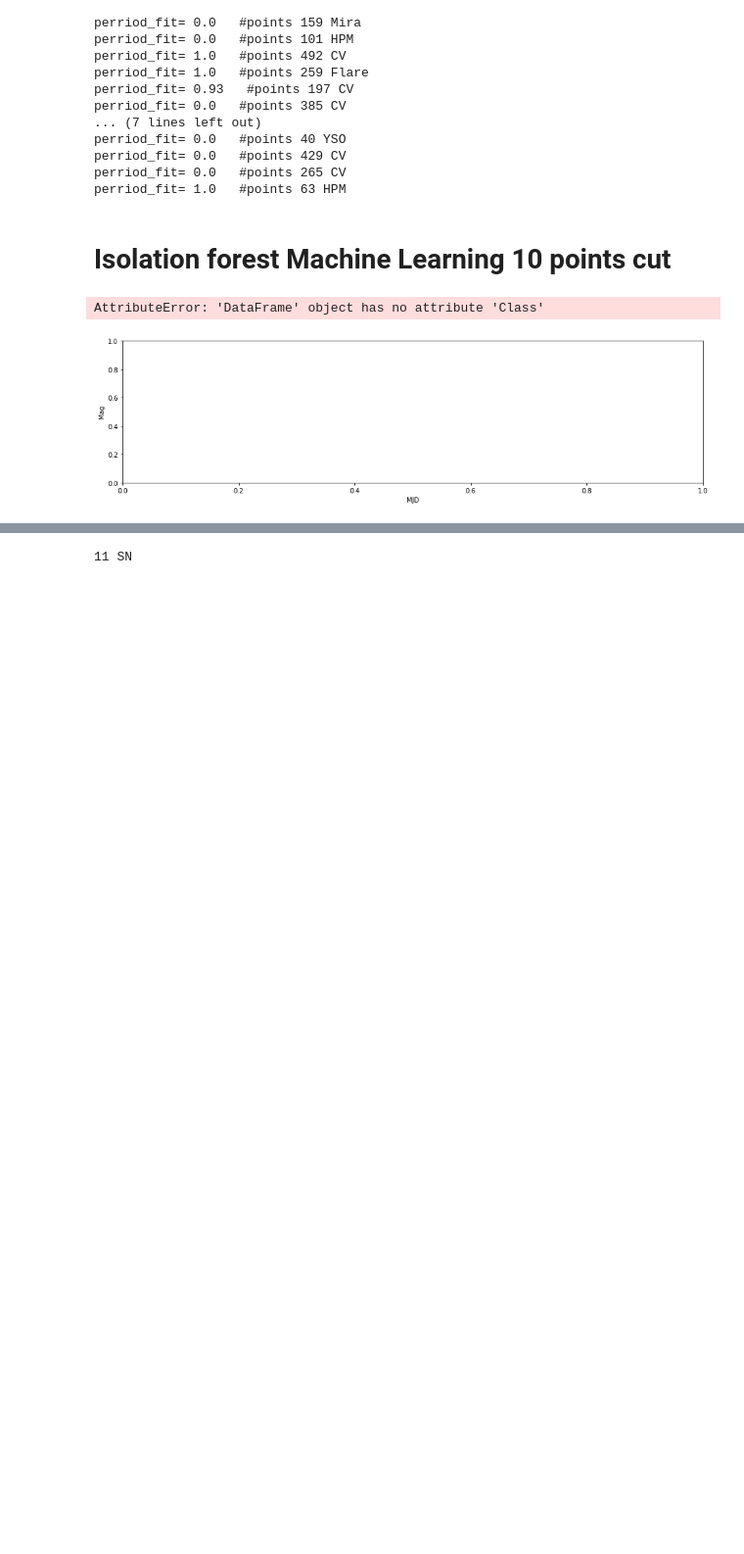
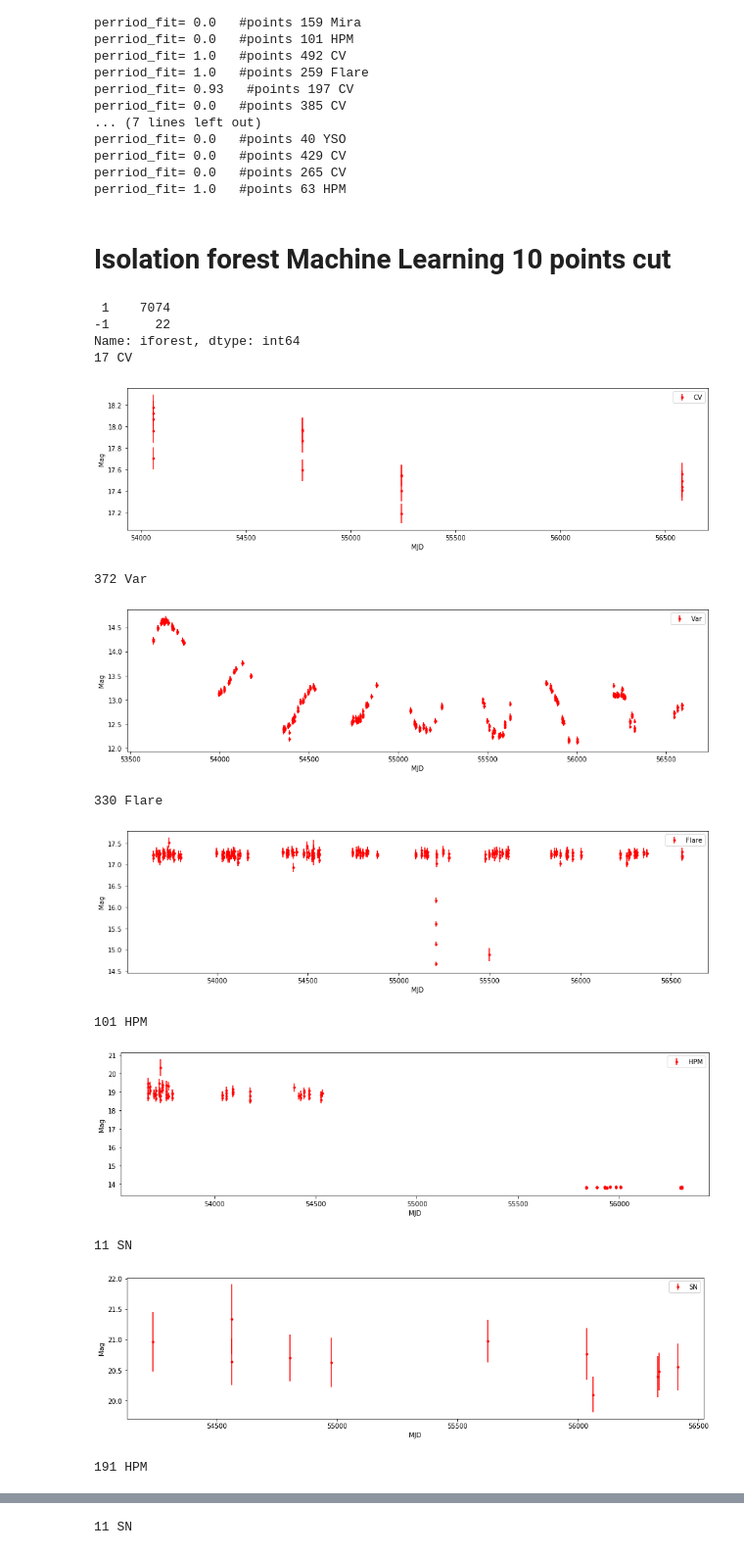
Before and after one commit to malema-ramonyai/CodeAndNotebooks, a Jupyter notebook: Machine_learning_on_CRTS.ipynb, the cells around one changed output, grey strips where cells are left out. Shown at 98% size. Drawn from its saved outputs; the diff is of its cells as text; code cells hidden in the pictures; blank space fills up the shorter version.

```diff
--- a/Machine_learning_on_CRTS.ipynb
+++ b/Machine_learning_on_CRTS.ipynb
@@ -239,29 +239,41 @@ X = imputer.transform(X)
 # print(X)
 # %%
 # Defining the model
-model=IsolationForest(n_estimators=700, max_samples='auto', contamination=float(0.0003),max_features=1.0)
+model=IsolationForest(n_estimators=700, max_samples='auto', contamination=float(0.003),max_features=1.0)
 model.fit(X)
 
 
 # Predicting the anomalies
 ft_data['iforest'] = pd.Series(model.predict(X))
 ft_data['iforest_Counts'] = ft_data['iforest'].map({1:0,-1:1})
 # Counting the detected anomalies
-ft_data['iforest'].value_counts()
+print(ft_data['iforest'].value_counts())
 
 # Analysing the predicted anomalies
 pred=ft_data.loc[ft_data['iforest'] == -1]
 for i in range(len(pred.ID)):
 
 
     plt.figure(figsize=(16,4))
     plt.xlabel('MJD')
     plt.ylabel('Mag')
     lc = transient_lc[transient_lc['ID']==pred.ID.iloc[i]]
     print(len(lc),pred.Class.iloc[i])
     plt.errorbar(lc.MJD,lc.Mag,yerr=lc.Magerr,fmt='.r',label=pred.Class.iloc[i])
     plt.legend()
     plt.show()
 # %% [output]
-AttributeError: 'DataFrame' object has no attribute 'Class'
+ 1    7074
+-1      22
+Name: iforest, dtype: int64
+17 CV
-[figure, old version]
+[figure, new version]
+372 Var
+[figure, added]
+330 Flare
+[figure, added]
+101 HPM
+[figure, added]
+11 SN
+[figure, added]
+191 HPM
```
Also changed, not shown: parts of 1 cell of this notebook.
